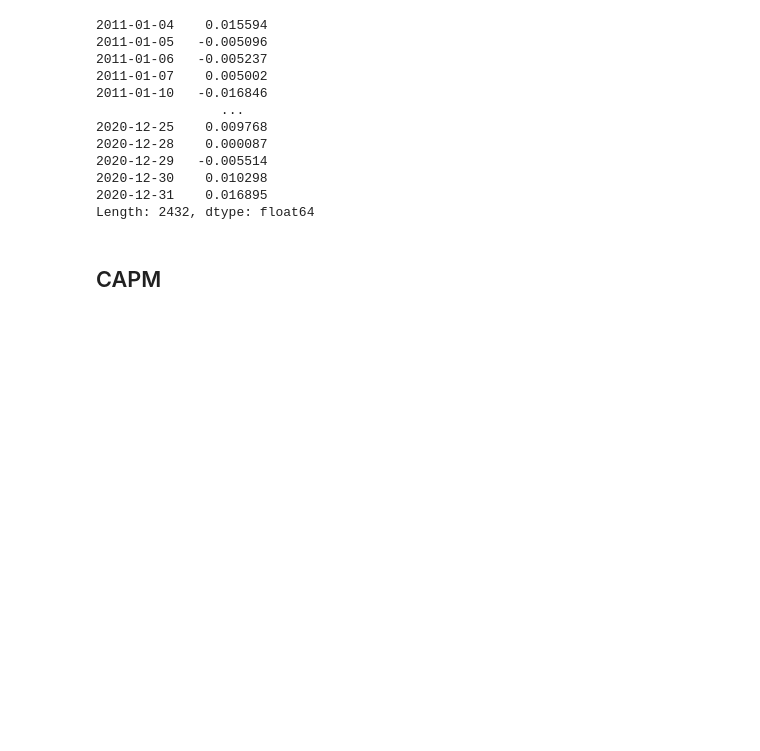
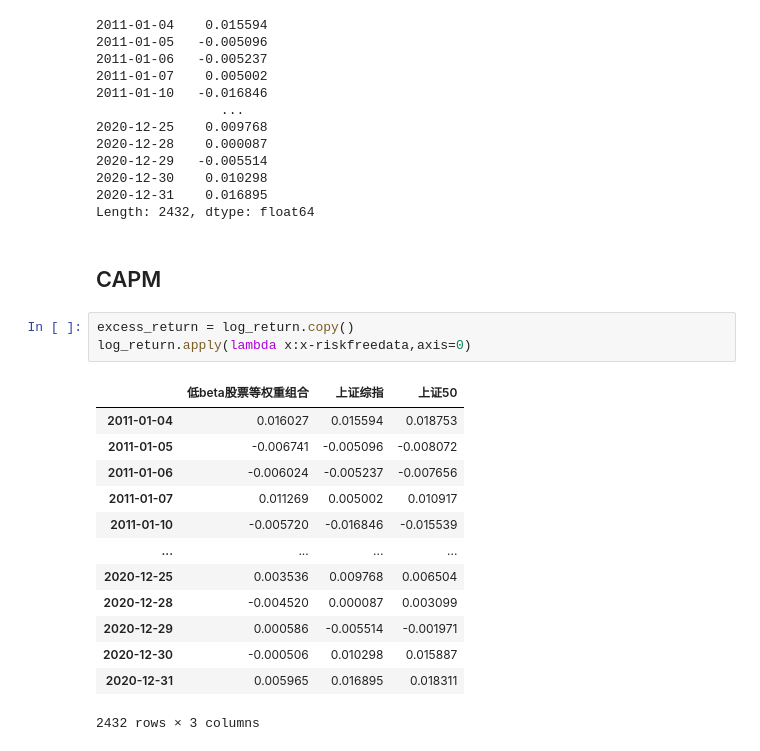
Before and after one commit to nymath/python_mixed, a Jupyter notebook: python_quant/pku/textbooks/Code/PKU3-Ch4.5/Case_4_betastrategy.ipynb, the cells around one changed output. Saved outputs shown, nothing was run; the diff lists cells and outputs as text; blank space fills up the shorter version.

```diff
--- a/python_quant/pku/textbooks/Code/PKU3-Ch4.5/Case_4_betastrategy.ipynb
+++ b/python_quant/pku/textbooks/Code/PKU3-Ch4.5/Case_4_betastrategy.ipynb
@@ -551,6 +545,23 @@ log_return['上证综指'] - riskfreedata
 Length: 2432, dtype: float64
 # %% [markdown]
 ## CAPM
+# %%
+excess_return = log_return.copy()
+log_return.apply(lambda x:x-riskfreedata,axis=0)
+# %% [output]
+|  | 低beta股票等权重组合 | 上证综指 | 上证50 |
+| 2011-01-04 | 0.016027 | 0.015594 | 0.018753 |
+| 2011-01-05 | -0.006741 | -0.005096 | -0.008072 |
+| 2011-01-06 | -0.006024 | -0.005237 | -0.007656 |
+| 2011-01-07 | 0.011269 | 0.005002 | 0.010917 |
+| 2011-01-10 | -0.005720 | -0.016846 | -0.015539 |
+| ... | ... | ... | ... |
+| 2020-12-25 | 0.003536 | 0.009768 | 0.006504 |
+| 2020-12-28 | -0.004520 | 0.000087 | 0.003099 |
+| 2020-12-29 | 0.000586 | -0.005514 | -0.001971 |
+| 2020-12-30 | -0.000506 | 0.010298 | 0.015887 |
+| 2020-12-31 | 0.005965 | 0.016895 | 0.018311 |
+2432 rows × 3 columns
 # %%
 import statsmodels.api as sm
 
```
Also changed, not shown: parts of 5 cells of this notebook, 1 other file.
